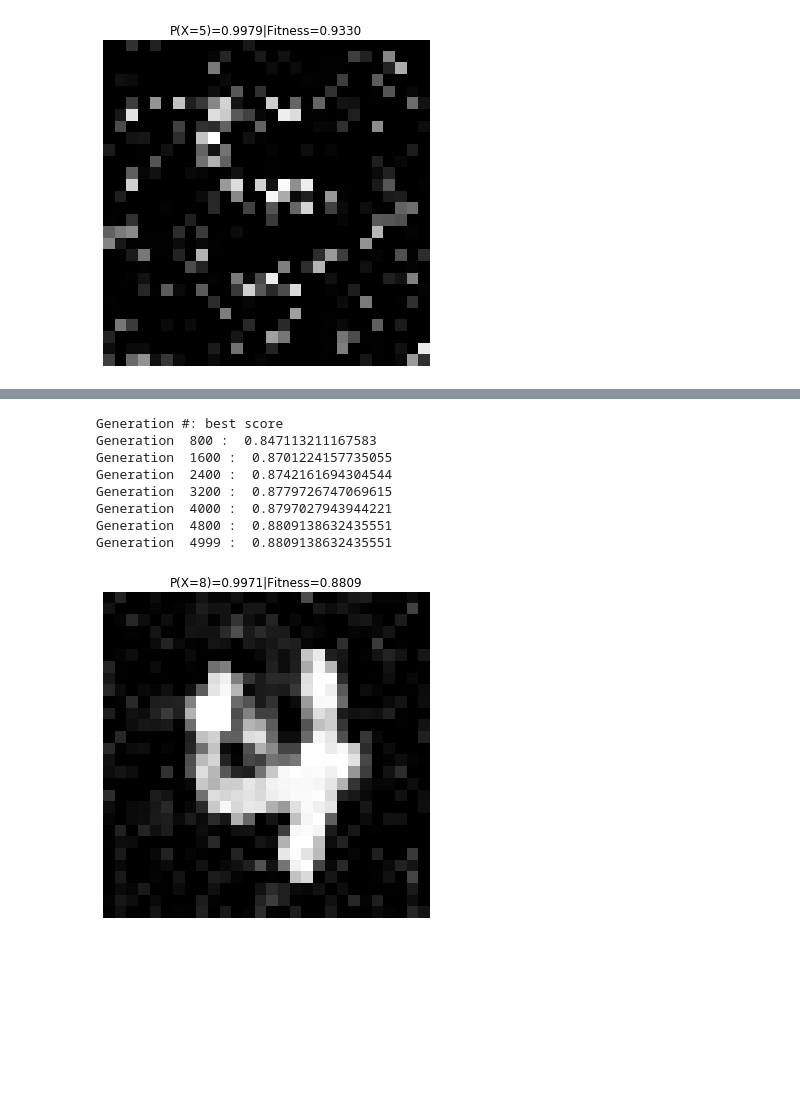
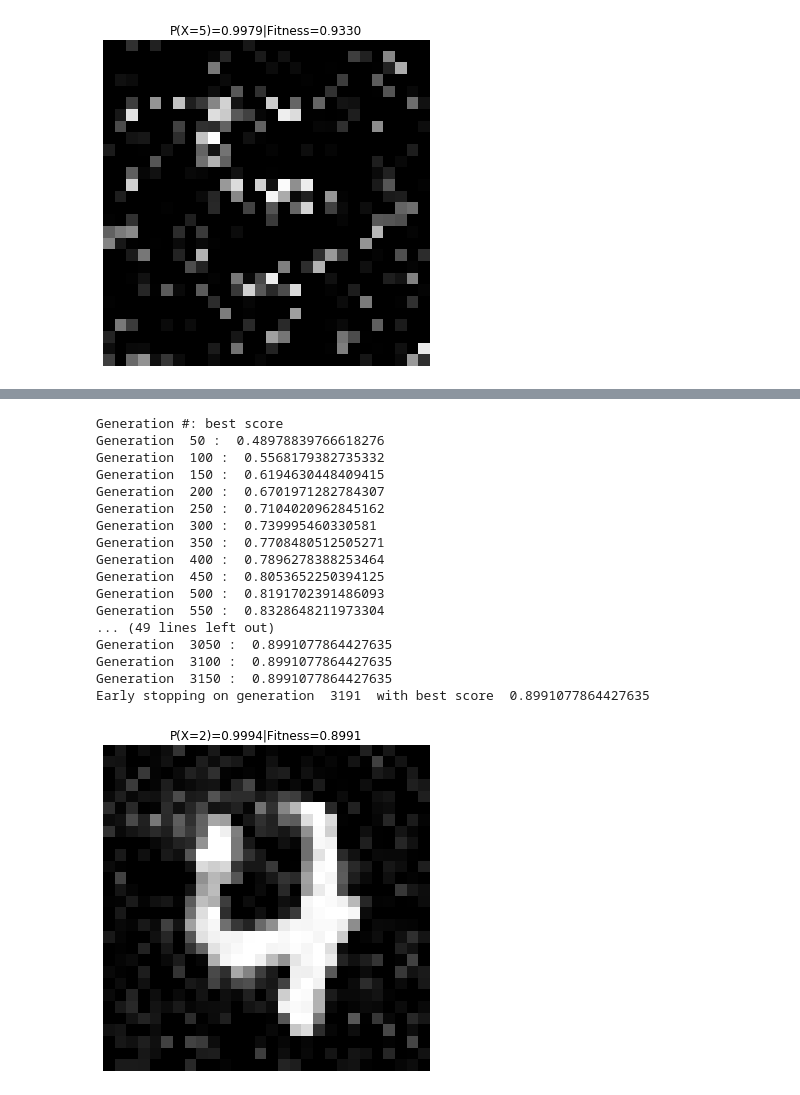
Before and after one commit to ptyshevs/ga_adv, a Jupyter notebook: ga_adv.ipynb, the cells around one changed output, grey strips where cells are left out. Drawn from its saved outputs; the diff is of its cells as text; code cells hidden in the pictures; blank space fills up the shorter version.

```diff
--- a/ga_adv.ipynb
+++ b/ga_adv.ipynb
@@ -35,7 +40,7 @@ class CNN(pt.nn.Module):
         pt.nn.Linear(15, 64),
         pt.nn.ReLU(),
         pt.nn.Linear(64, 10),
-        pt.nn.Softmax(dim=1)
+        pt.nn.Softmax()
         )
 
     def predict(self, X):
@@ -53,7 +58,7 @@ y_test = pt.Tensor(y_test).long()
 train_loader = pt.utils.data.DataLoader(pt.utils.data.TensorDataset(X_train, y_train), batch_size=32)
 test_loader = pt.utils.data.DataLoader(pt.utils.data.TensorDataset(X_test, y_test), batch_size=32)
 # %%
-epochs = 1
+epochs = 3
 pt.manual_seed(42)
 for epoch in range(epochs):
     for Xt, yt in tqdm.tqdm(train_loader):
@@ -88,5 +110,5 @@ for i in range(top_n):
 # %%
-adv_target = 0
+adv_target = 7
 # %%
 def fitness_class_probability(X):
     """ Maximize probability of adversarial target class"""
@@ -161,9 +217,8 @@ Generation  6999 :  0.932954514417909
 [figure]
 # %%
 def fitness_similarity(X):
-    """ X - np.array"""
+    """ Maximize adv_target probability s.t. MSE from adv_sample """
     y = model.predict(pt.Tensor(X).unsqueeze(1)).detach().numpy()
     y_target = y[:, adv_target]
-#     mae = np.abs(X - adv_sample).mean(axis=1).mean(axis=1)
-    mse = np.power(X - adv_sample, 2).mean(axis=1).mean(axis=1) ** .5
+    mse = np.sqrt(np.power(X - adv_sample, 2).mean(axis=1).mean(axis=1))
     return y_target - mse
@@ -175,15 +234,25 @@ plt.imshow(adv_sample.squeeze());
 # %%
-adv_target = 8
-m = GeneticSolver(image_size=image_size, population_size=300, verbosity=True, verbosity_step=100, warm_start=True, random_state=42, early_stopping=False)
-res, score = m.solve(fitness_similarity, n_generations=5000, verbose_step=800)
+adv_target = 2
+m = ImageGeneticSolver(image_size=image_size, population_size=300, verbosity=True, patience=300,
+                  verbose_step=100, warm_start=True, random_state=42)
+res, score = m.solve(fitness_similarity, n_generations=5000, verbose_step=50, write_images=True, image_prefix='4_to_2/')
 visualize(res, score)
 # %% [output]
 Generation #: best score
-Generation  800 :  0.847113211167583
-Generation  1600 :  0.8701224157735055
-Generation  2400 :  0.8742161694304544
-Generation  3200 :  0.8779726747069615
-Generation  4000 :  0.8797027943944221
-Generation  4800 :  0.8809138632435551
-Generation  4999 :  0.8809138632435551
+Generation  50 :  0.48978839766618276
+Generation  100 :  0.5568179382735332
+Generation  150 :  0.6194630448409415
+Generation  200 :  0.6701971282784307
+Generation  250 :  0.7104020962845162
+Generation  300 :  0.739995460330581
+Generation  350 :  0.7708480512505271
+Generation  400 :  0.7896278388253464
+Generation  450 :  0.8053652250394125
+Generation  500 :  0.8191702391486093
+Generation  550 :  0.8328648211973304
+... (49 lines left out)
+Generation  3050 :  0.8991077864427635
+Generation  3100 :  0.8991077864427635
+Generation  3150 :  0.8991077864427635
+Early stopping on generation  3191  with best score  0.8991077864427635
-[figure, old version]
+[figure, new version]
```
Also changed, not shown: parts of 20 cells of this notebook, 10 other files.
